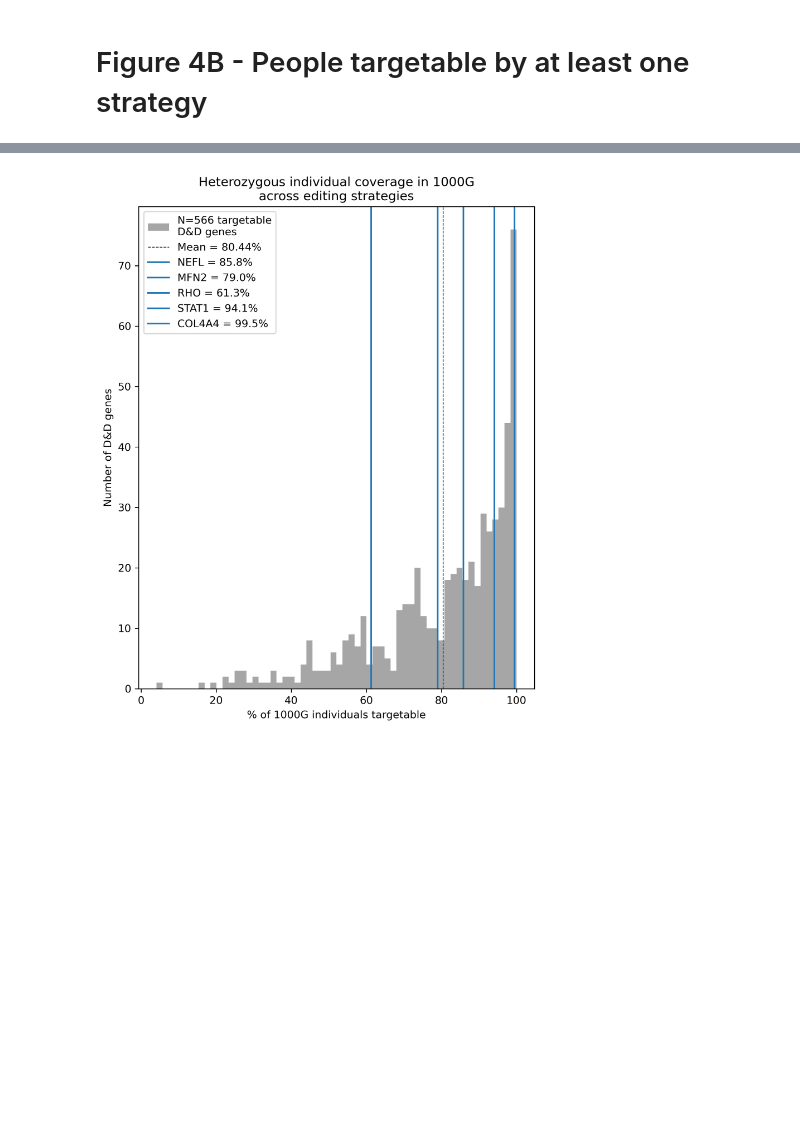
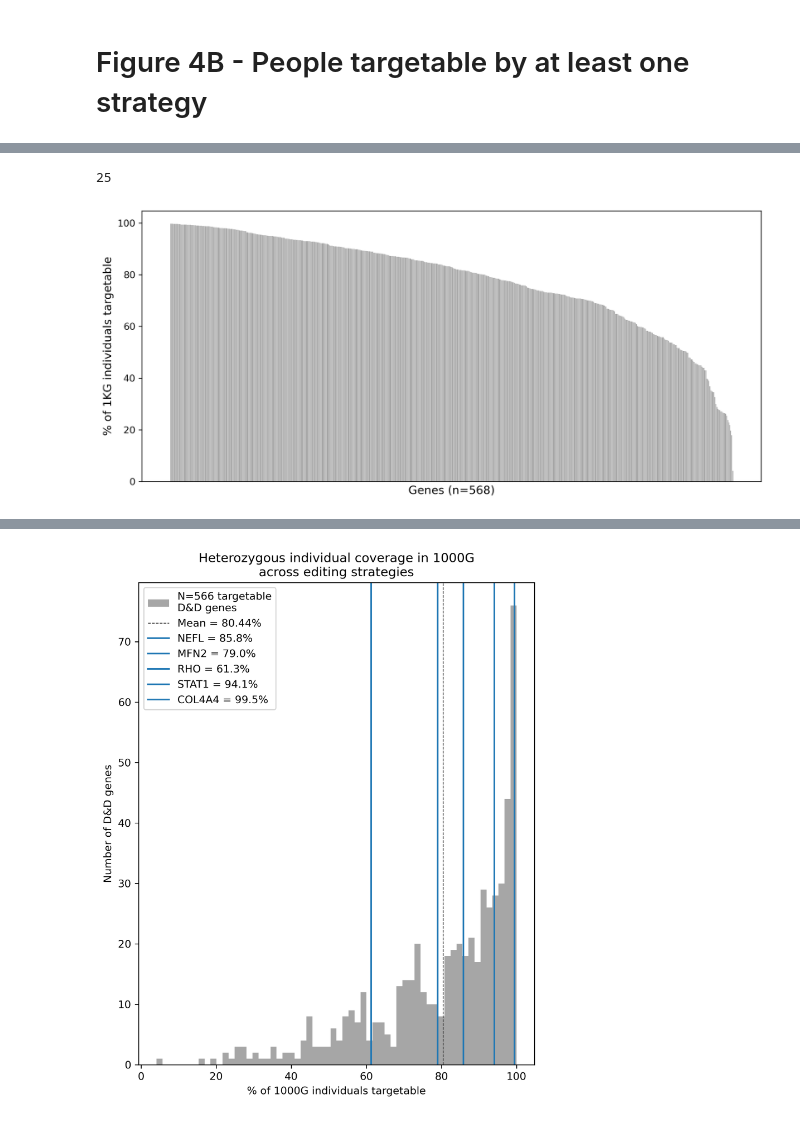
Before and after one commit to gramey02/dnd_project, a Jupyter notebook: scripts/figure_plotting/Figure_Plotting_Ntbk.ipynb, the cells around one changed output, grey strips where cells are left out. Cells and saved outputs as stored; diff of their text form; code cells hidden in the pictures; blank space fills up the shorter version.

```diff
--- a/scripts/figure_plotting/Figure_Plotting_Ntbk.ipynb
+++ b/scripts/figure_plotting/Figure_Plotting_Ntbk.ipynb
@@ -555,2 +570,6 @@ with warnings.catch_warnings():
 # %% [markdown]
 # Figure 4B - People targetable by at least one strategy
+# %%
+# start with the new per-strategy plot
+het_data = data[['hgnc_symbol','num_hets_preCas_all_strats','dominant_mutation_count']].drop_duplicates()
+het_data
@@ -556,0 +590,22 @@ with warnings.catch_warnings():
+# %%
+het_data[het_data['num_hets_preCas_all_strats']==0]['hgnc_symbol'].nunique()
+# %% [output]
+25
+# %%
+# plot the data of the number of individuals targetable for each strat
+het_data_targetable = het_data[het_data['num_hets_preCas_all_strats']>0].copy()
+# want to plot genes on x axis and % of individuals targetable on y axis
+het_data_targetable['percent_1KG'] = (het_data_targetable['num_hets_preCas_all_strats']/2504)*100
+het_data_targetable = het_data_targetable.sort_values('percent_1KG', ascending=False)
+
+fig, ax = plt.subplots(figsize=(10, 4.5))
+ax.bar(het_data_targetable['hgnc_symbol'], het_data_targetable['percent_1KG'], color='grey', alpha=0.7, edgecolor='none', linewidth=0)
+
+ax.set_xticks([])  # remove x tick labels/marks entirely
+ax.set_xlabel(f"Genes (n={len(het_data_targetable)})", fontsize=12)
+ax.set_ylabel("% of 1KG individuals targetable", fontsize=12)
+
+plt.tight_layout()
+plt.show()
+# %% [output]
+[figure, added]
```
Also changed, not shown: parts of 19 cells of this notebook.
